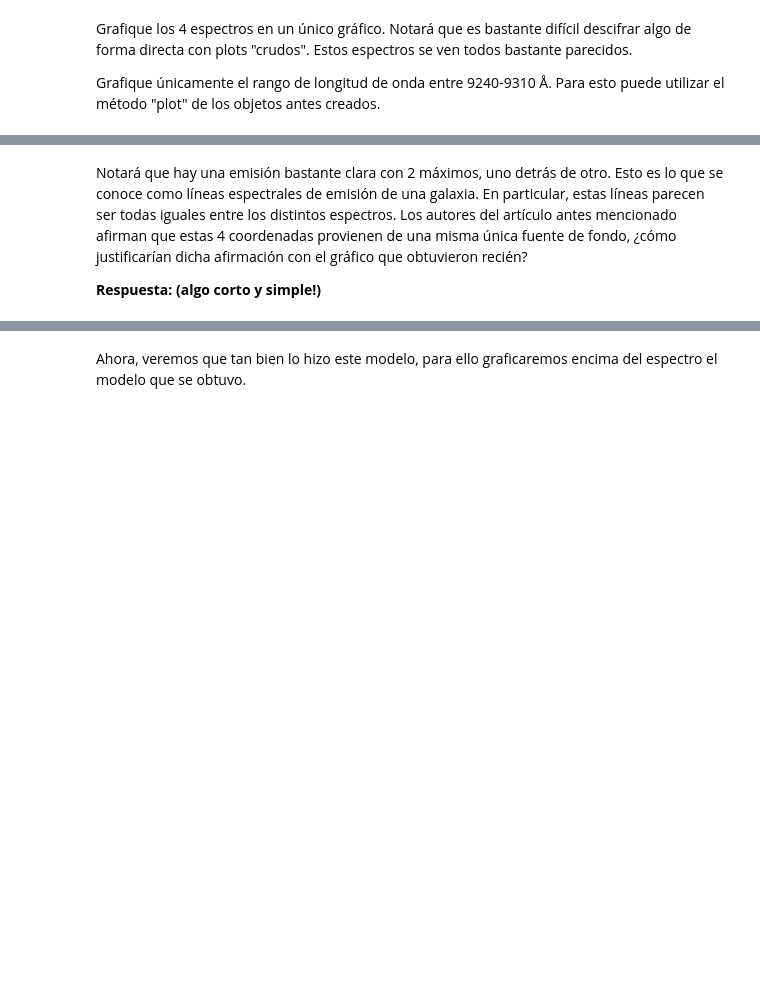
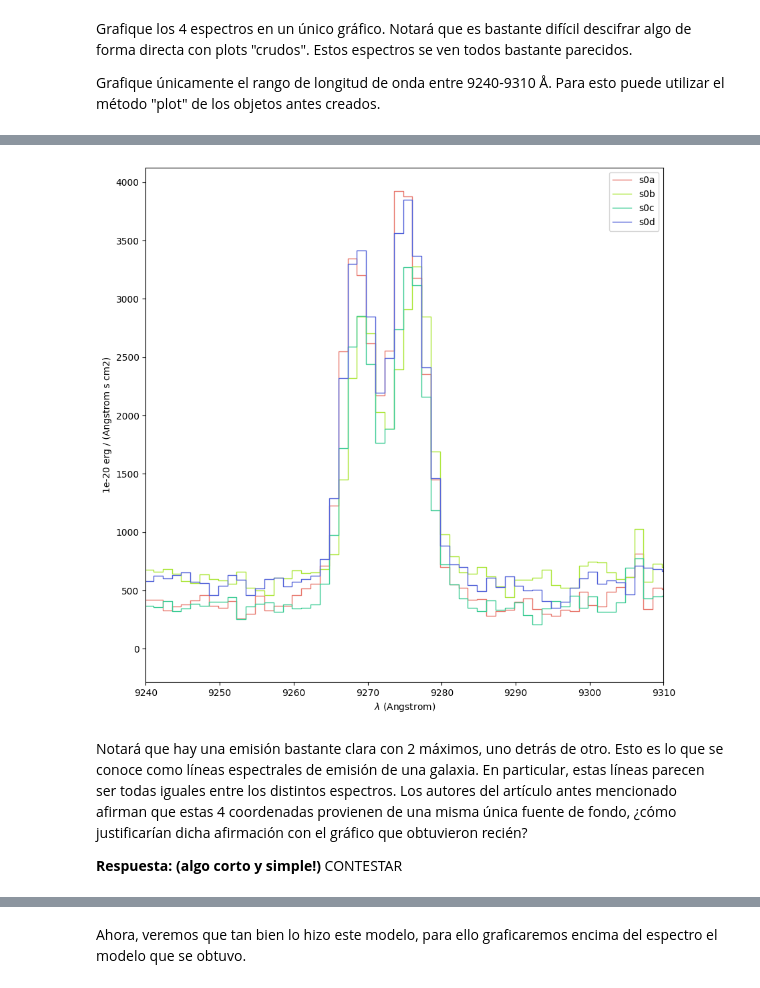
Before and after one commit to CrushinAngel/Tarea-4, a Jupyter notebook: Tarea4.ipynb, the cells around one changed output, grey strips where cells are left out. Drawn from its saved outputs; the diff is of its cells as text; code cells hidden in the pictures; blank space fills up the shorter version.

```diff
--- a/Tarea4.ipynb
+++ b/Tarea4.ipynb
@@ -257,10 +286,23 @@ Para esto puede utilizar el método "plot" de los objetos antes creados.
+# %%
+# Inserte su gráfico a continuación:
+plt.figure(figsize = (10, 10))
+espectro_s0a.plot(color = '#e8796f', label = 's0a')
+espectro_s0b.plot(color = '#abe637', label = 's0b')
+espectro_s0c.plot(color = '#3dcc95', label = 's0c')
+espectro_s0d.plot(color = '#5262d9', label = 's0d')
+
+plt.legend()
+plt.xlim(9240, 9310)
+plt.show()
+# %% [output]
+[figure, added]
 # %% [markdown]
 
 Notará que hay una emisión bastante clara con 2 máximos, uno detrás de otro.
 Esto es lo que se conoce como líneas espectrales de emisión de una galaxia.
 En particular, estas líneas parecen ser todas iguales entre los distintos espectros. Los autores del artículo antes mencionado afirman que estas 4 coordenadas provienen de una misma única fuente de fondo, ¿cómo justificarían dicha afirmación con el gráfico que obtuvieron recién?
 
-**Respuesta: (algo corto y simple!)**
+**Respuesta: (algo corto y simple!)** CONTESTAR
 # %% [markdown]
 Esta emisión proviene del gas de estas fuentes, en particular es una línea de  OII, es decir, oxígeno que fue ionizado. Esta línea es lo que se conoce como un "doblete" (doublet en inglés), lo que quiere decir que en realidad son dos líneas, muy cercanas en longitud de onda. La longitud de onda medida en laboratorio de ambas líneas es 3727.092 Å y 3729.875 Å, respectivamente. Claramente las líneas que vemos en estas fuentes no están centradas en esas longitudes de onda.
 
```
Also changed, not shown: parts of 16 cells of this notebook.
